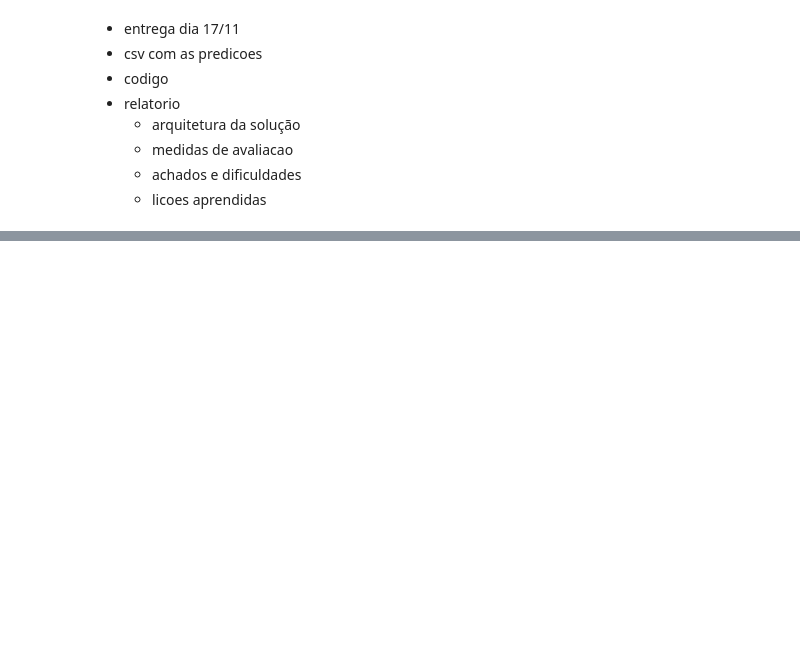
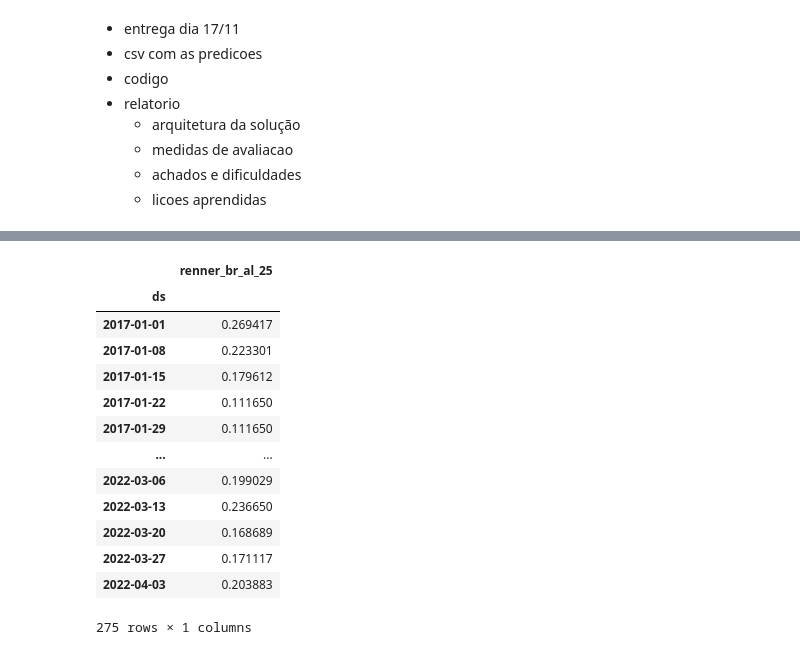
Before and after one commit to cristianomm/PUCRS, a Jupyter notebook: 98H05-04 - Aprendizado Supervisionado/TF/explore.ipynb, the cells around one changed output, grey strips where cells are left out. Drawn from its saved outputs; the diff is of its cells as text; code cells hidden in the pictures; blank space fills up the shorter version.

```diff
--- a/98H05-04 - Aprendizado Supervisionado/TF/explore.ipynb
+++ b/98H05-04 - Aprendizado Supervisionado/TF/explore.ipynb
@@ -180,0 +202,17 @@ plt.show()
+# %%
+train_scaled[['renner_br_al_25']]
+# %% [output]
+|  | renner_br_al_25 |
+| ds |  |
+| 2017-01-01 | 0.269417 |
+| 2017-01-08 | 0.223301 |
+| 2017-01-15 | 0.179612 |
+| 2017-01-22 | 0.111650 |
+| 2017-01-29 | 0.111650 |
+| ... | ... |
+| 2022-03-06 | 0.199029 |
+| 2022-03-13 | 0.236650 |
+| 2022-03-20 | 0.168689 |
+| 2022-03-27 | 0.171117 |
+| 2022-04-03 | 0.203883 |
+275 rows × 1 columns
```
Also changed, not shown: parts of 8 cells of this notebook.
